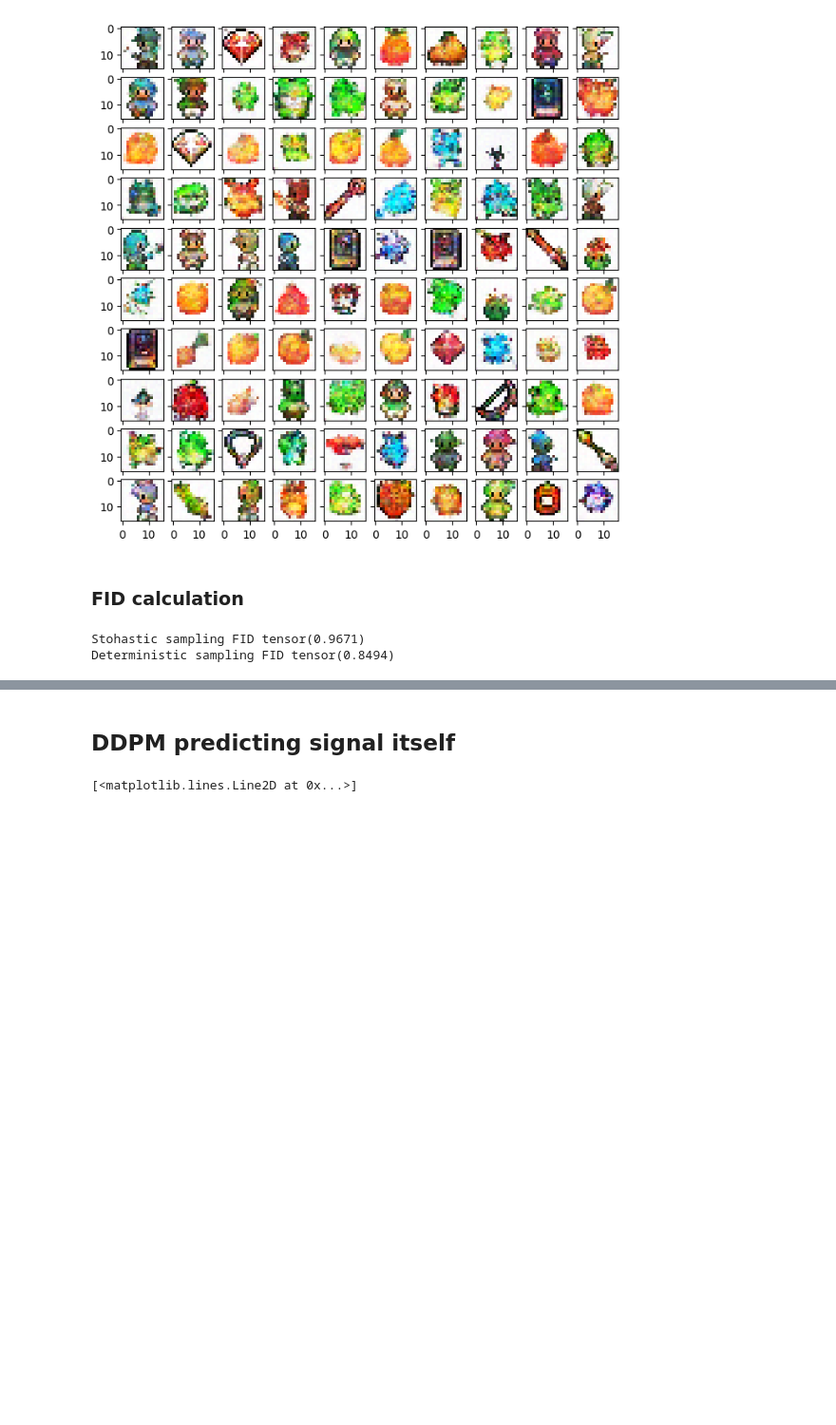
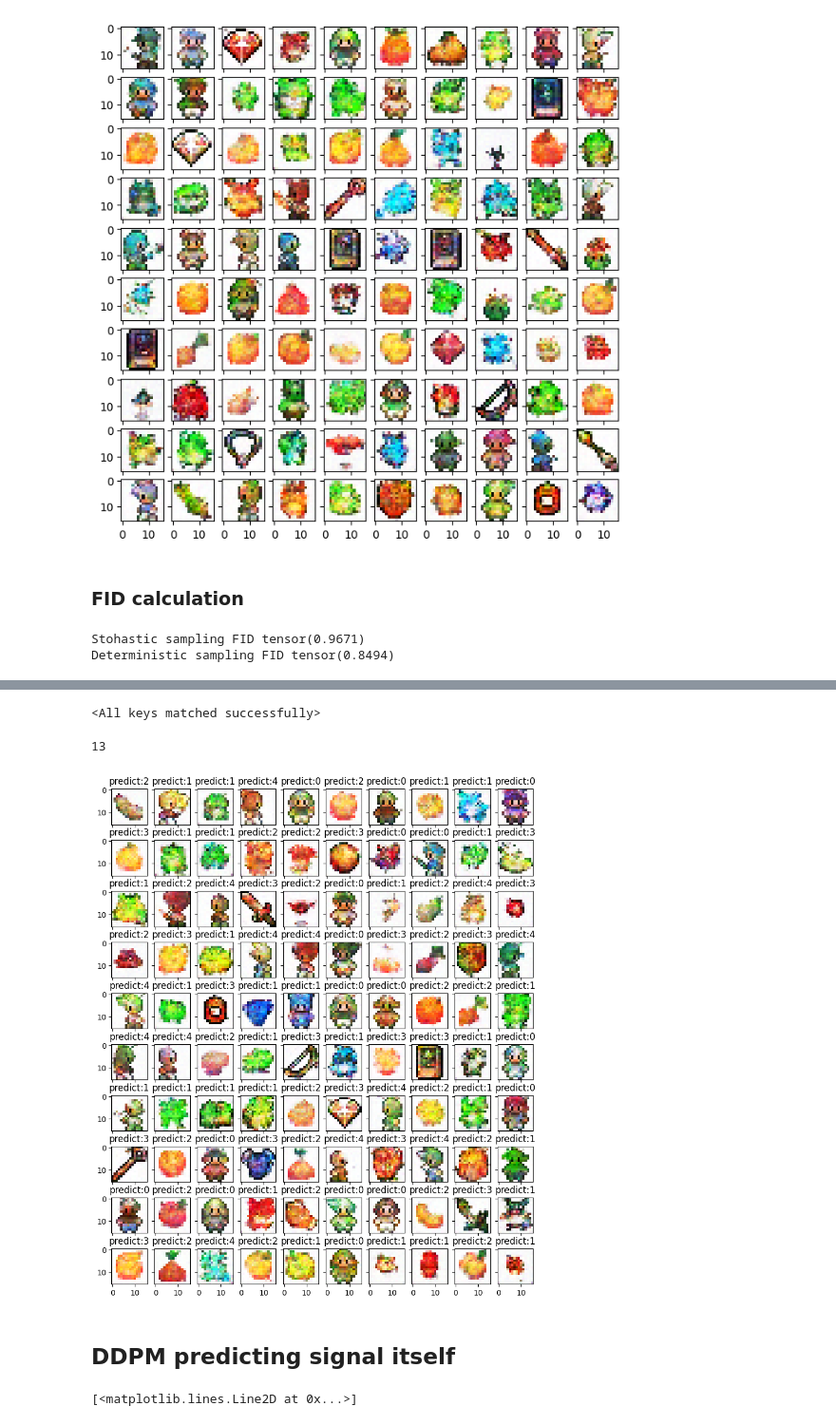
Before and after one commit to J3ne4ek/diffusion_models, a Jupyter notebook: sample_examples.ipynb, the cells around one changed output, grey strips where cells are left out. Shown at 95% size. Cells and saved outputs as stored; diff of their text form; code cells hidden in the pictures; blank space fills up the shorter version.

Commit message:
add discriminator

```diff
--- a/sample_examples.ipynb
+++ b/sample_examples.ipynb
@@ -222,0 +225,10 @@ Deterministic sampling FID tensor(0.8494)
+# %%
+import torch
+from torchvision import models
+
+pretrained_model = models.resnet18(pretrained=True)
+pretrained_model.fc = torch.nn.Linear(512, 5)
+pretrained_model.load_state_dict(torch.load("discriminator.pt", map_location=torch.device(device)))
+pretrained_model.to(device)
+# %% [output]
+<All keys matched successfully>
@@ -223,3 +251,18 @@ Deterministic sampling FID tensor(0.8494)
+# %%
+np.sum(np.max(labels, -1) < 0.5)
+# %% [output]
+13
+# %%
+fig, ax = plt.subplots(nrows=10, ncols=10,figsize=(10, 12), \
+                        sharey=True, sharex=True)
+
+new_images = np.transpose(images.to("cpu"), (0, 2, 3, 1))
+for img, l, fig_x in zip(new_images, np.argmax(labels, -1), ax.flatten()):
+    fig_x.imshow(img)
+    fig_x.set_title("predict:" + str(int(l)))
+    fig_x.grid(False)
+# %% [output]
+[figure, added]
 # %%
 diffusion_model.save_model("ddpm_noise_prediction.pt")
 # %% [markdown]
```
Also changed, not shown: parts of 13 cells of this notebook, 2 other files.
